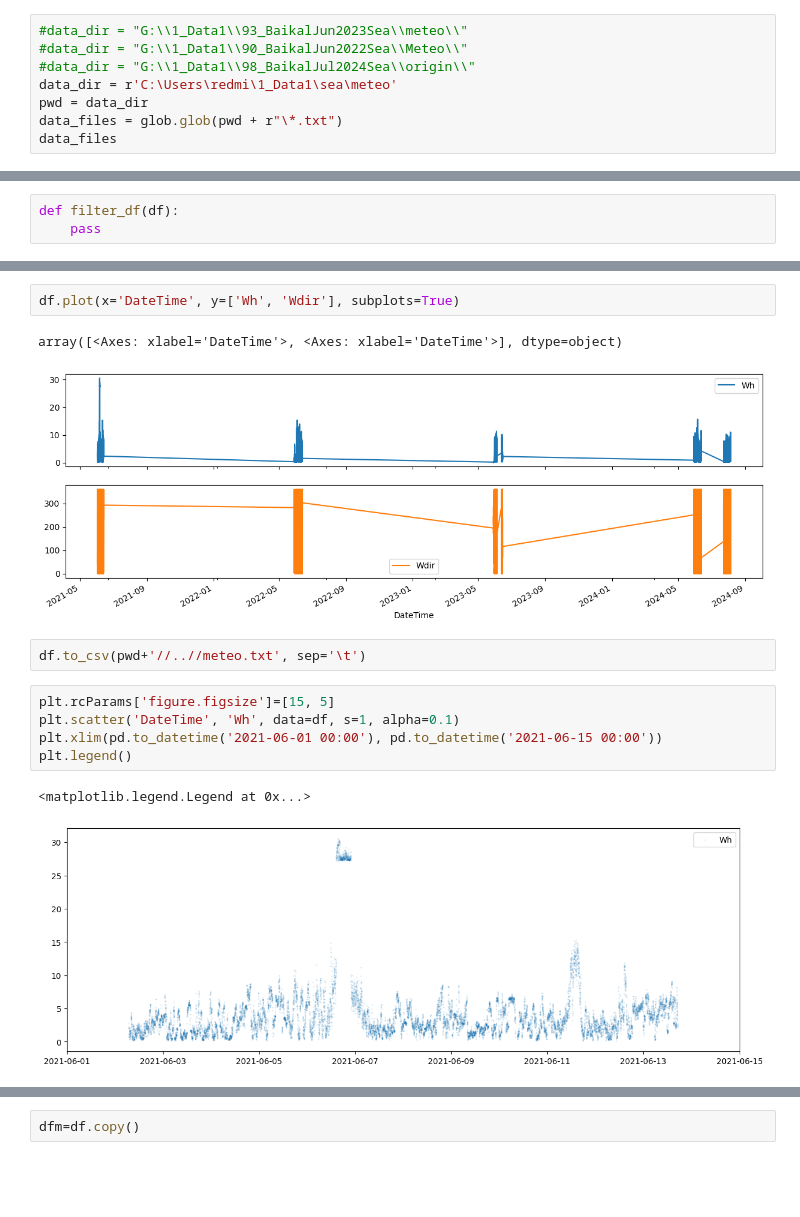
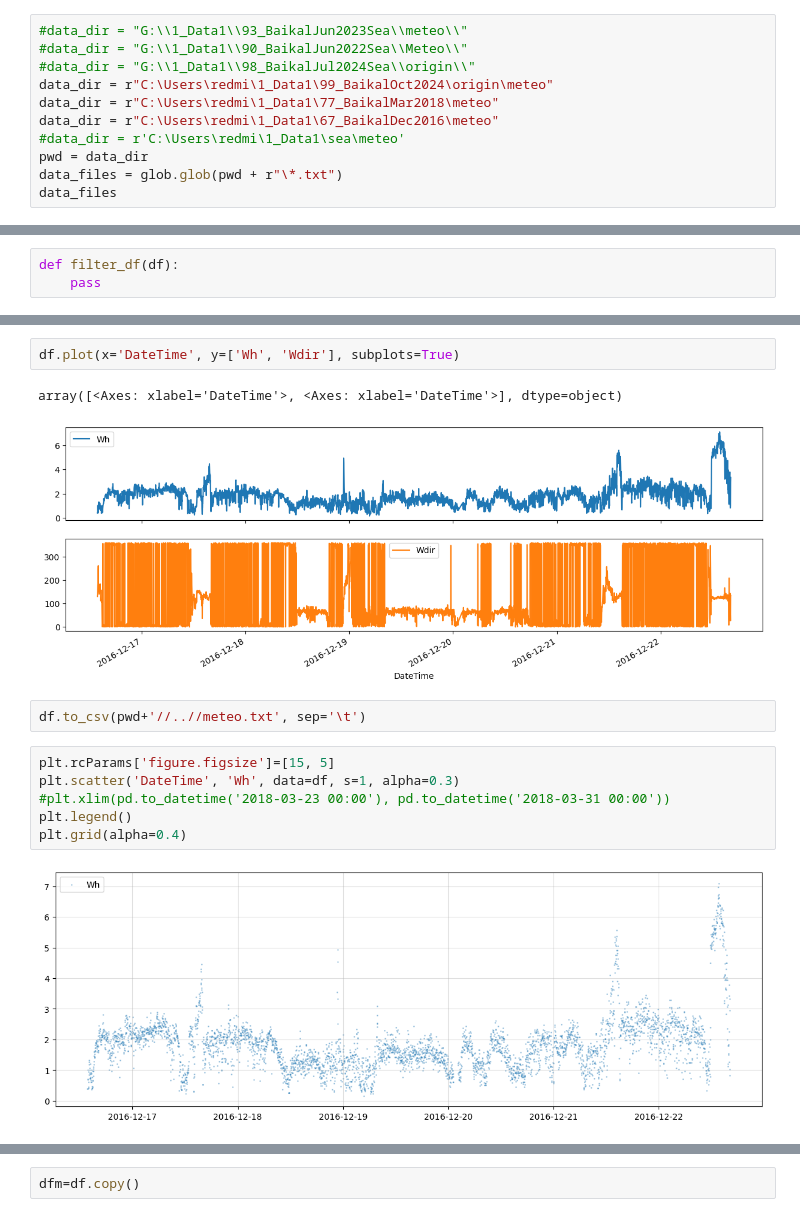
Before and after one commit to pestunov/BaikalDataHandler, a Jupyter notebook: readMeteo.ipynb, the cells around one changed output, grey strips where cells are left out. Drawn from its saved outputs; the diff is of its cells as text; blank space fills up the shorter version.

```diff
--- a/readMeteo.ipynb
+++ b/readMeteo.ipynb
@@ -7,7 +7,10 @@ import glob
 #data_dir = "G:\\1_Data1\\93_BaikalJun2023Sea\\meteo\\"
 #data_dir = "G:\\1_Data1\\90_BaikalJun2022Sea\\Meteo\\"
 #data_dir = "G:\\1_Data1\\98_BaikalJul2024Sea\\origin\\"
-data_dir = r'C:\Users\redmi\1_Data1\sea\meteo'
+data_dir = r"C:\Users\redmi\1_Data1\99_BaikalOct2024\origin\meteo"
+data_dir = r"C:\Users\redmi\1_Data1\77_BaikalMar2018\meteo"
+data_dir = r"C:\Users\redmi\1_Data1\67_BaikalDec2016\meteo"
+#data_dir = r'C:\Users\redmi\1_Data1\sea\meteo'
 pwd = data_dir
 data_files = glob.glob(pwd + r"\*.txt")
 data_files
@@ -81,14 +87,14 @@ array([<Axes: xlabel='DateTime'>, <Axes: xlabel='DateTime'>], dtype=object)
 df.plot(x='DateTime', y=['Wh', 'Wdir'], subplots=True)
 # %% [output]
 array([<Axes: xlabel='DateTime'>, <Axes: xlabel='DateTime'>], dtype=object)
-[figure, old version]
+[figure, new version]
 # %%
 df.to_csv(pwd+'//..//meteo.txt', sep='\t')
 # %%
 plt.rcParams['figure.figsize']=[15, 5]
-plt.scatter('DateTime', 'Wh', data=df, s=1, alpha=0.1)
-plt.xlim(pd.to_datetime('2021-06-01 00:00'), pd.to_datetime('2021-06-15 00:00'))
+plt.scatter('DateTime', 'Wh', data=df, s=1, alpha=0.3)
+#plt.xlim(pd.to_datetime('2018-03-23 00:00'), pd.to_datetime('2018-03-31 00:00'))
 plt.legend()
+plt.grid(alpha=0.4)
 # %% [output]
-<matplotlib.legend.Legend at 0x...>
-[figure, old version]
+[figure, new version]
```
Also changed, not shown: parts of 6 cells of this notebook, 1 other file.
